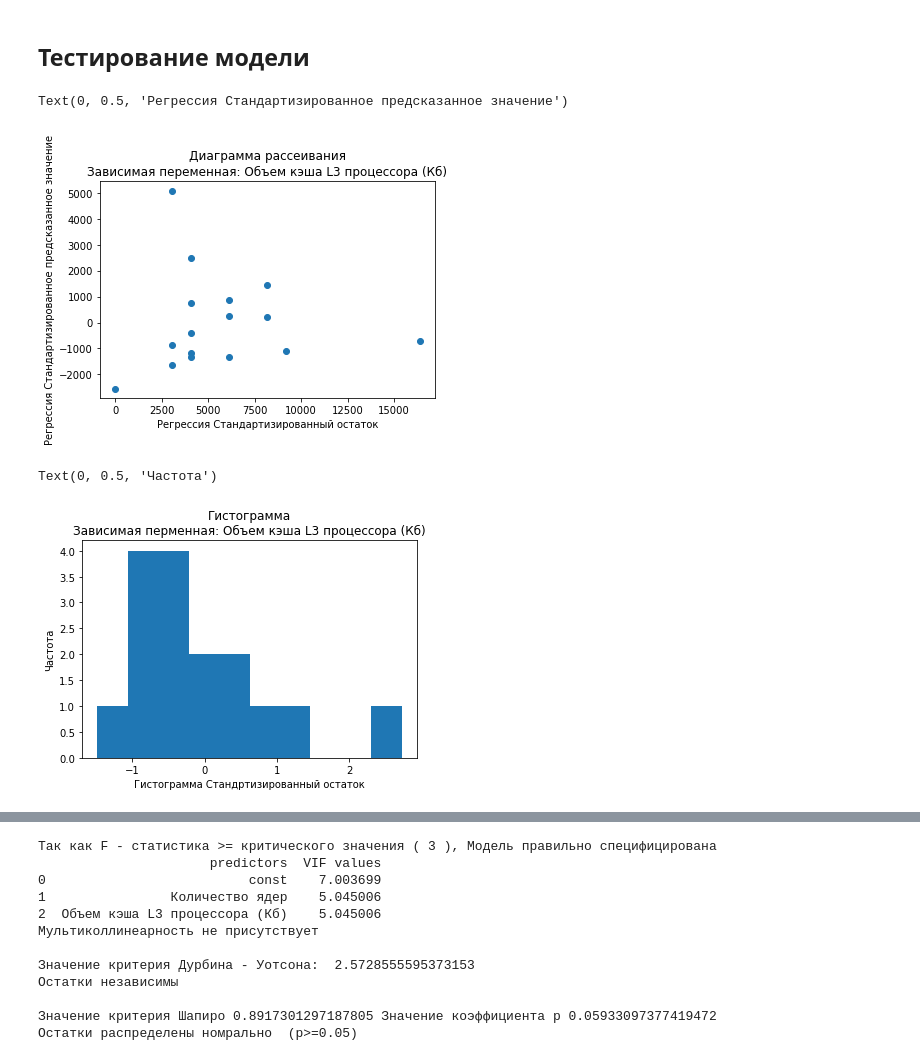
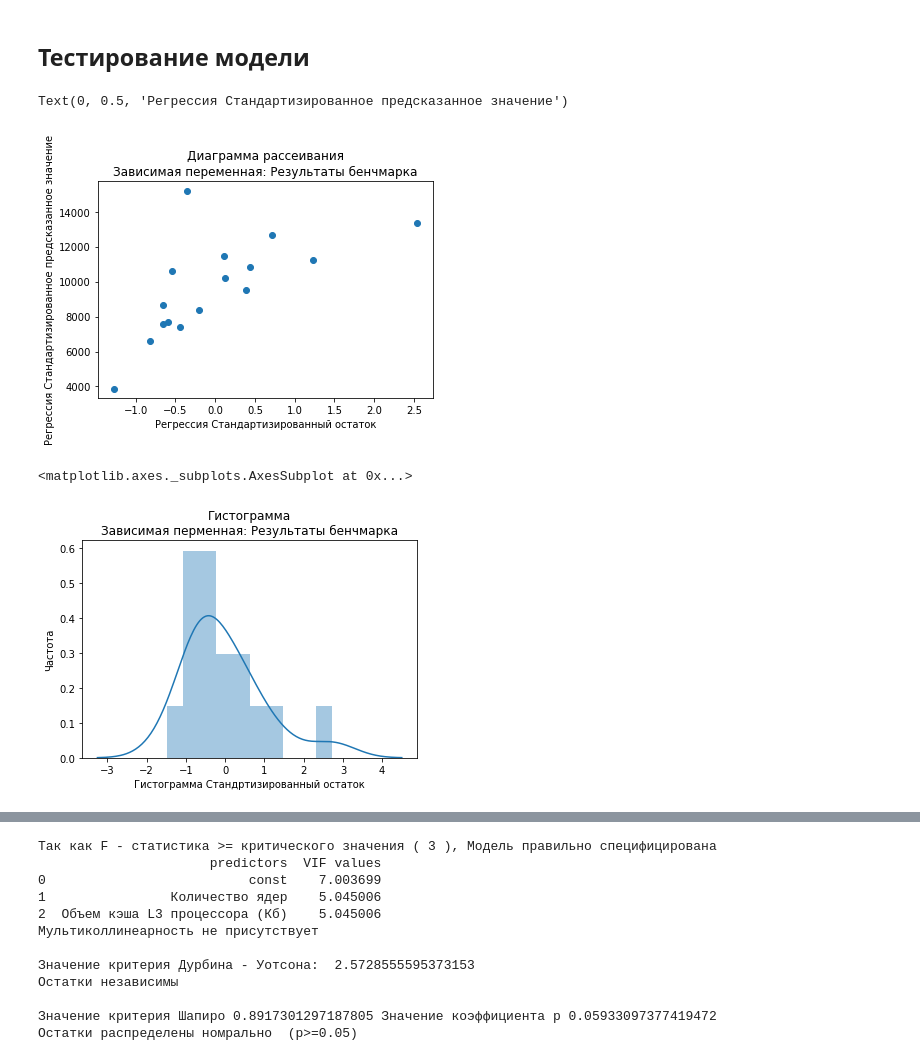
Before and after one commit to radabolsky/laptop-performance, a Jupyter notebook: test+statistic.ipynb, the cells around one changed output, grey strips where cells are left out. Saved outputs shown, nothing was run; the diff lists cells and outputs as text; code cells hidden in the pictures.

Commit message:
Update test+statistic.ipynb
Added RESET Ramsay Test
Fixed the histogram

```diff
--- a/test+statistic.ipynb
+++ b/test+statistic.ipynb
@@ -207,24 +207,27 @@ dtype: float64
 ## Тестирование модели
 # %%
 #Диаграмма рассеивания остатков
-plt.scatter(df["Объем кэша L3 процессора (Кб)"],model.resid)
-plt.title("Диаграмма рассеивания\nЗависимая переменная: Объем кэша L3 процессора (Кб)")
+plt.scatter(model.resid,df["benchmark"])
+plt.title("Диаграмма рассеивания\nЗависимая переменная: Результаты бенчмарка")
 plt.xlabel("Регрессия Стандартизированный остаток")
 plt.ylabel("Регрессия Стандартизированное предсказанное значение")
 # %% [output]
 Text(0, 0.5, 'Регрессия Стандартизированное предсказанное значение')
-[figure, old version]
+[figure, new version]
 # %%
 from scipy import stats
+import numpy as np
+import seaborn as sns
 influence = model.get_influence()
 standardized_residuals = influence.resid_studentized_internal
-plt.hist(standardized_residuals)
-plt.title("Гистограмма\nЗависимая перменная: Объем кэша L3 процессора (Кб)")
+plt.title("Гистограмма\nЗависимая перменная: Результаты бенчмарка")
 plt.xlabel("Гистограмма Стандртизированный остаток")
 plt.ylabel("Частота")
+
+sns.distplot(standardized_residuals, bins = 10)
 # %% [output]
-Text(0, 0.5, 'Частота')
+<matplotlib.axes._subplots.AxesSubplot at 0x...>
-[figure, old version]
+[figure, new version]
 # %%
 from math import sqrt
 #F - test
```
Also changed, not shown: parts of 3 cells of this notebook.
